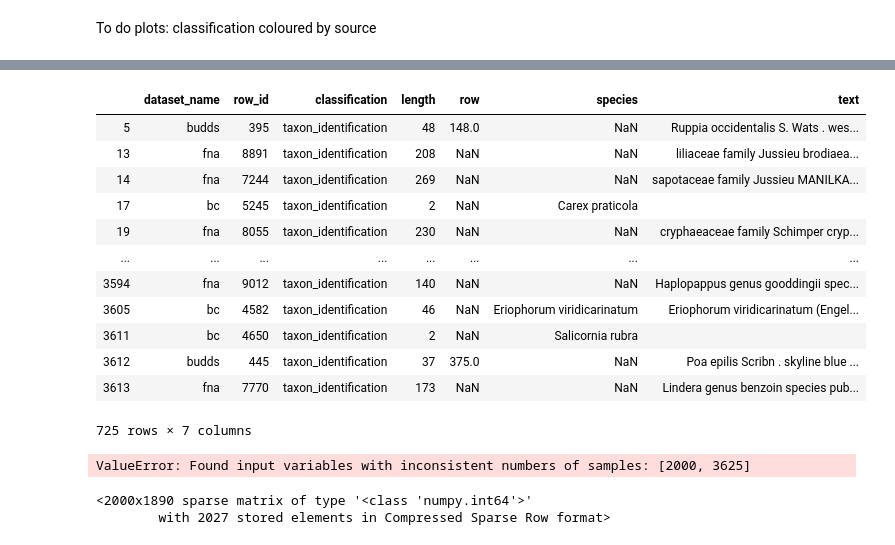
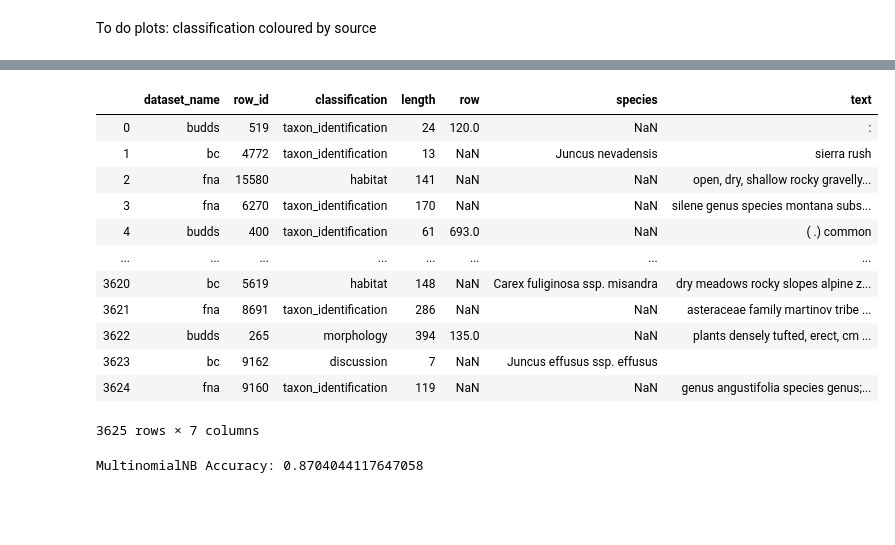
Before and after one commit to jocelynpender/flora-prepper, a Jupyter notebook: notebooks/analysis_visualization.ipynb, the cells around one changed output, grey strips where cells are left out. Saved outputs shown, nothing was run; the diff lists cells and outputs as text; code cells hidden in the pictures; blank space fills up the shorter version.

Commit message:
add most frequent words model

```diff
--- a/notebooks/analysis_visualization.ipynb
+++ b/notebooks/analysis_visualization.ipynb
@@ -264,33 +249,27 @@ Name: text, Length: 3392, dtype: object
-# %%
-flora_data_frame[flora_data_frame.classification == "taxon_identification"]
-# %% [output]
-|  | dataset_name | row_id | classification | length | row | species | text |
-| 5 | budds | 395 | taxon_identification | 48 | 148.0 | NaN | Ruppia occidentalis S. Wats . wes... |
-| 13 | fna | 8891 | taxon_identification | 208 | NaN | NaN | liliaceae family Jussieu brodiaea... |
-| 14 | fna | 7244 | taxon_identification | 269 | NaN | NaN | sapotaceae family Jussieu MANILKA... |
-| 17 | bc | 5245 | taxon_identification | 2 | NaN | Carex praticola |  |
-| 19 | fna | 8055 | taxon_identification | 230 | NaN | NaN | cryphaeaceae family Schimper cryp... |
-| ... | ... | ... | ... | ... | ... | ... | ... |
-| 3594 | fna | 9012 | taxon_identification | 140 | NaN | NaN | Haplopappus genus gooddingii spec... |
-| 3605 | bc | 4582 | taxon_identification | 46 | NaN | Eriophorum viridicarinatum | Eriophorum viridicarinatum (Engel... |
-| 3611 | bc | 4650 | taxon_identification | 2 | NaN | Salicornia rubra |  |
-| 3612 | budds | 445 | taxon_identification | 37 | 375.0 | NaN | Poa epilis Scribn . skyline blue ... |
-| 3613 | fna | 7770 | taxon_identification | 173 | NaN | NaN | Lindera genus benzoin species pub... |
-725 rows × 7 columns
+# %%
+all_text = " ".join(text_string for text_string in flora_data_frame.text)
+all_text = flora_tokenizer(all_text)
+top_words_text = find_most_frequent_words(all_text, threshold=2000)
+top_words_flora_data_frame = filter_data_frame_top_words(flora_data_frame, top_words_text, tokenized_stop_words)
+top_words_flora_data_frame
+# %% [output]
+|  | dataset_name | row_id | classification | length | row | species | text |
+| 0 | budds | 519 | taxon_identification | 24 | 120.0 | NaN | : |
+| 1 | bc | 4772 | taxon_identification | 13 | NaN | Juncus nevadensis | sierra rush |
+| 2 | fna | 15580 | habitat | 141 | NaN | NaN | open, dry, shallow rocky gravelly... |
+| 3 | fna | 6270 | taxon_identification | 170 | NaN | NaN | silene genus species montana subs... |
+| 4 | budds | 400 | taxon_identification | 61 | 693.0 | NaN | ( .) common |
+| ... | ... | ... | ... | ... | ... | ... | ... |
+| 3620 | bc | 5619 | habitat | 148 | NaN | Carex fuliginosa ssp. misandra | dry meadows rocky slopes alpine z... |
+| 3621 | fna | 8691 | taxon_identification | 286 | NaN | NaN | asteraceae family martinov tribe ... |
+| 3622 | budds | 265 | morphology | 394 | 135.0 | NaN | plants densely tufted, erect, cm ... |
+| 3623 | bc | 9162 | discussion | 7 | NaN | Juncus effusus ssp. effusus |  |
+| 3624 | fna | 9160 | taxon_identification | 119 | NaN | NaN | genus angustifolia species genus;... |
+3625 rows × 7 columns
 # %%
-all_text = " ".join(text_string for text_string in flora_data_frame.text)
-top_words_text = find_most_frequent_words(all_text)
-
-all_text_processed = process_text(all_text, tokenized_stop_words, top_words=top_words_text)
-#word_features = find_most_frequent_words(all_text_processed)
-#all_text_custom_vec = CountVectorizer(lowercase=True, tokenizer=flora_tokenizer, stop_words=tokenized_stop_words,
+all_text_custom_vec = CountVectorizer(lowercase=True, tokenizer=flora_tokenizer, stop_words=tokenized_stop_words,
                                  ngram_range=(1, 1))
-#all_text_counts = all_text_custom_vec.fit_transform(word_features)
-#X_test, predicted = run_model(all_text_counts, flora_data_frame)
+all_text_counts = all_text_custom_vec.fit_transform(top_words_flora_data_frame['text'])
+X_test, predicted = run_model(all_text_counts, top_words_flora_data_frame)
 # %% [output]
-ValueError: Found input variables with inconsistent numbers of samples: [2000, 3625]
+MultinomialNB Accuracy: 0.8704044117647058
-# %%
-all_text_counts
-# %% [output]
-<2000x1890 sparse matrix of type '<class 'numpy.int64'>'
-        with 2027 stored elements in Compressed Sparse Row format>
```
Also changed, not shown: parts of 16 cells of this notebook, 4 other files.
